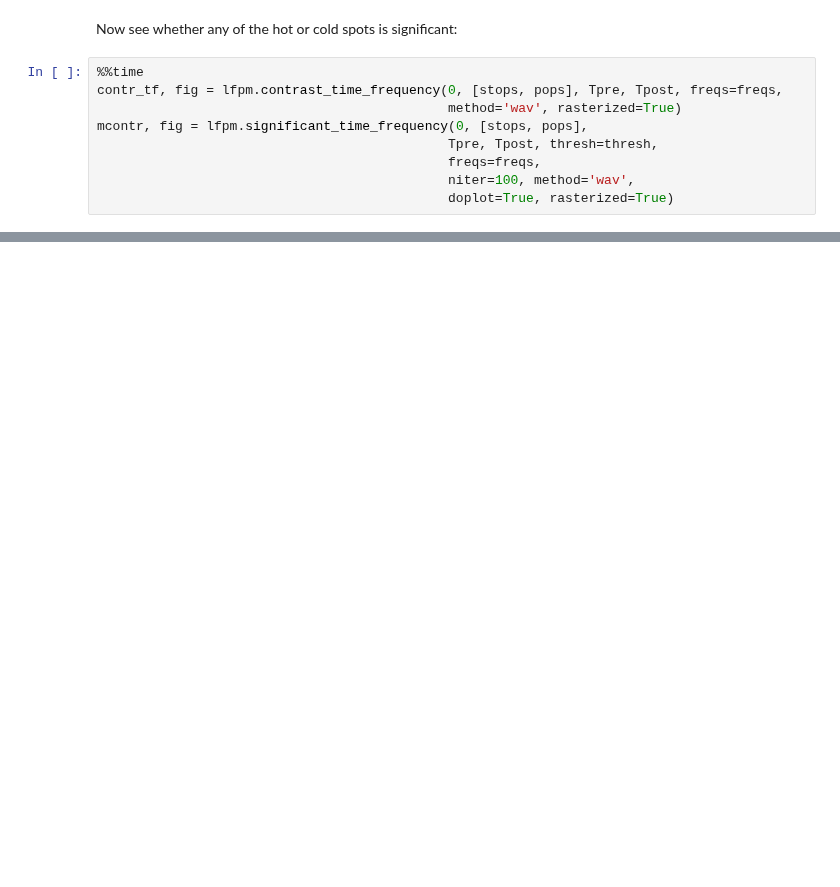
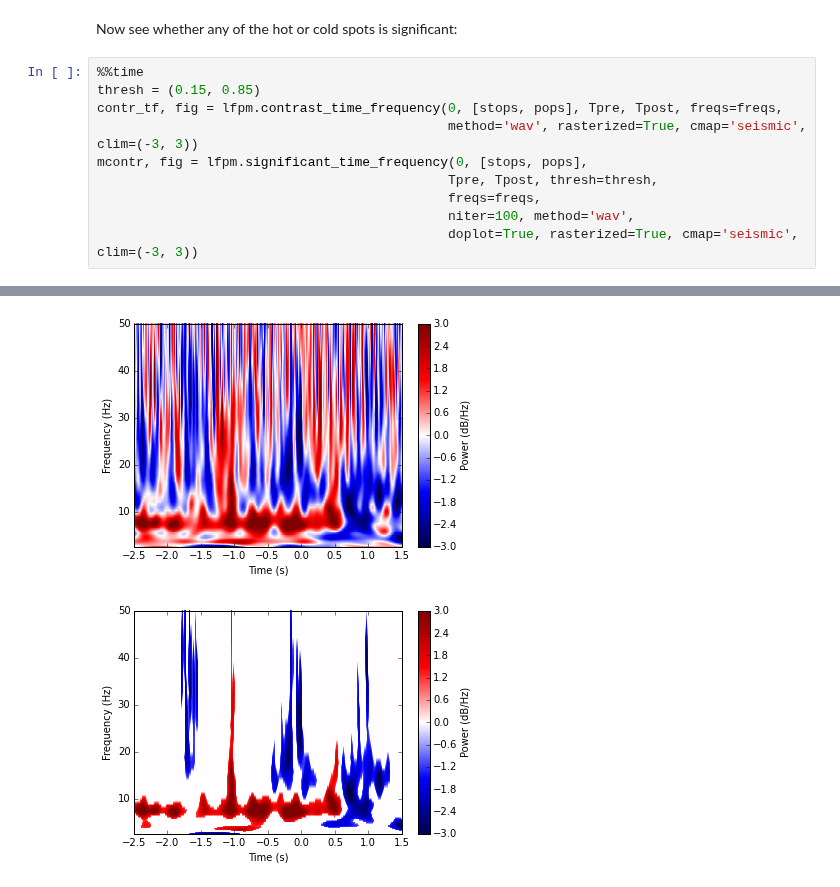
Before and after one commit to jmxpearson/hephys, a Jupyter notebook: bartc/time_frequency_mean_across_channels.ipynb, the cells around one changed output, grey strips where cells are left out. Drawn from its saved outputs; the diff is of its cells as text; blank space fills up the shorter version.

```diff
--- a/bartc/time_frequency_mean_across_channels.ipynb
+++ b/bartc/time_frequency_mean_across_channels.ipynb
@@ -107,11 +108,12 @@ plot_diff_map(neg, taxis, faxis)
 Now see whether any of the hot or cold spots is significant:
 # %%
 %%time
+thresh = (0.15, 0.85)
 contr_tf, fig = lfpm.contrast_time_frequency(0, [stops, pops], Tpre, Tpost, freqs=freqs,
-                                             method='wav', rasterized=True)
+                                             method='wav', rasterized=True, cmap='seismic', clim=(-3, 3))
 mcontr, fig = lfpm.significant_time_frequency(0, [stops, pops],
                                              Tpre, Tpost, thresh=thresh,
                                              freqs=freqs,
                                              niter=100, method='wav',
-                                             doplot=True, rasterized=True)
+                                             doplot=True, rasterized=True, cmap='seismic', clim=(-3, 3))
 # %% [output]
@@ -121,0 +122,2 @@ Wall time: 2min 4s
+[figure, added]
+[figure, added]
```
Also changed, not shown: parts of 8 cells of this notebook.
